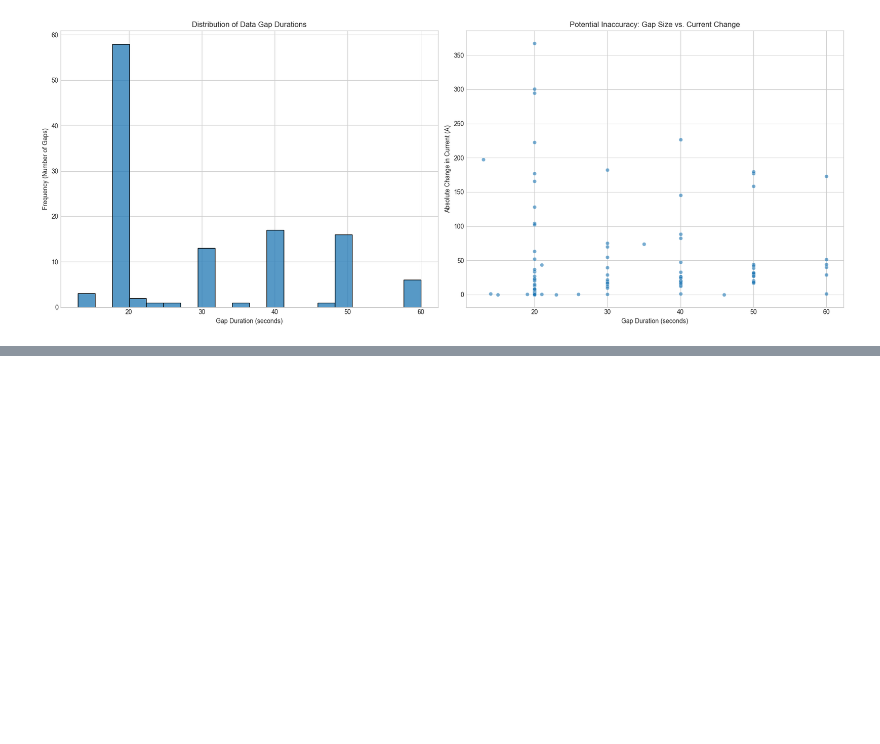
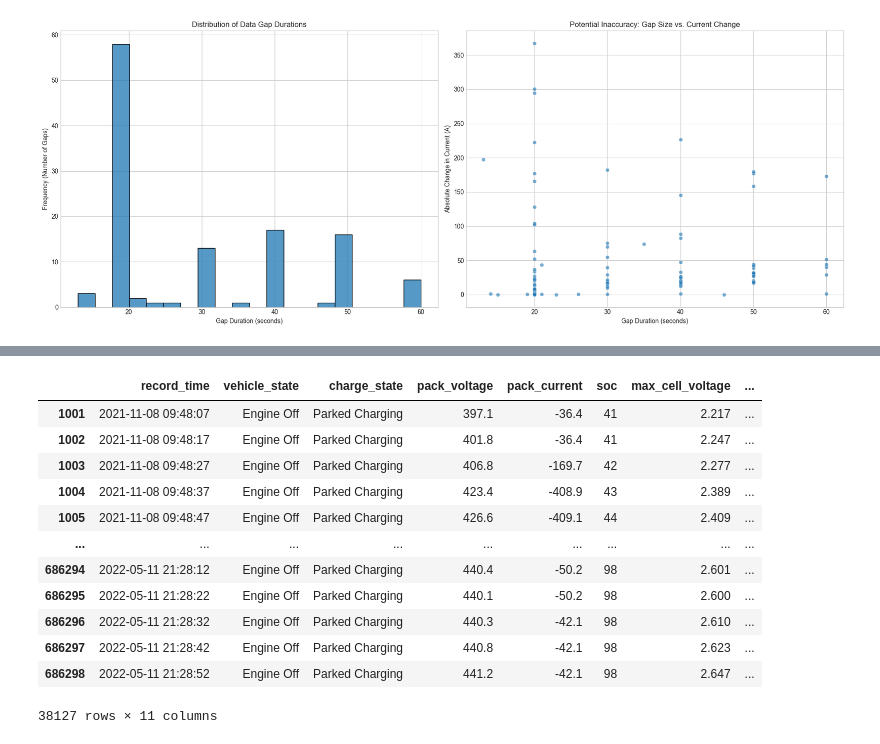
Before and after one commit to Shrinarayann/EV-Analysis, a Jupyter notebook: analysis.ipynb, the cells around one changed output, grey strips where cells are left out. Cells and saved outputs as stored; diff of their text form; code cells hidden in the pictures; blank space fills up the shorter version.

```diff
--- a/analysis.ipynb
+++ b/analysis.ipynb
@@ -627,0 +768,16 @@ Name: current_change_across_gap, dtype: float64
+# %%
+charging_df
+# %% [output]
+|  | record_time | vehicle_state | charge_state | pack_voltage | pack_current | soc | max_cell_voltage | ... |
+| 1001 | 2021-11-08 09:48:07 | Engine Off | Parked Charging | 397.1 | -36.4 | 41 | 2.217 | ... |
+| 1002 | 2021-11-08 09:48:17 | Engine Off | Parked Charging | 401.8 | -36.4 | 41 | 2.247 | ... |
+| 1003 | 2021-11-08 09:48:27 | Engine Off | Parked Charging | 406.8 | -169.7 | 42 | 2.277 | ... |
+| 1004 | 2021-11-08 09:48:37 | Engine Off | Parked Charging | 423.4 | -408.9 | 43 | 2.389 | ... |
+| 1005 | 2021-11-08 09:48:47 | Engine Off | Parked Charging | 426.6 | -409.1 | 44 | 2.409 | ... |
+| ... | ... | ... | ... | ... | ... | ... | ... | ... |
+| 686294 | 2022-05-11 21:28:12 | Engine Off | Parked Charging | 440.4 | -50.2 | 98 | 2.601 | ... |
+| 686295 | 2022-05-11 21:28:22 | Engine Off | Parked Charging | 440.1 | -50.2 | 98 | 2.600 | ... |
+| 686296 | 2022-05-11 21:28:32 | Engine Off | Parked Charging | 440.3 | -42.1 | 98 | 2.610 | ... |
+| 686297 | 2022-05-11 21:28:42 | Engine Off | Parked Charging | 440.8 | -42.1 | 98 | 2.623 | ... |
+| 686298 | 2022-05-11 21:28:52 | Engine Off | Parked Charging | 441.2 | -42.1 | 98 | 2.647 | ... |
+38127 rows × 11 columns
```
Also changed, not shown: parts of 10 cells of this notebook, 1 other file.
